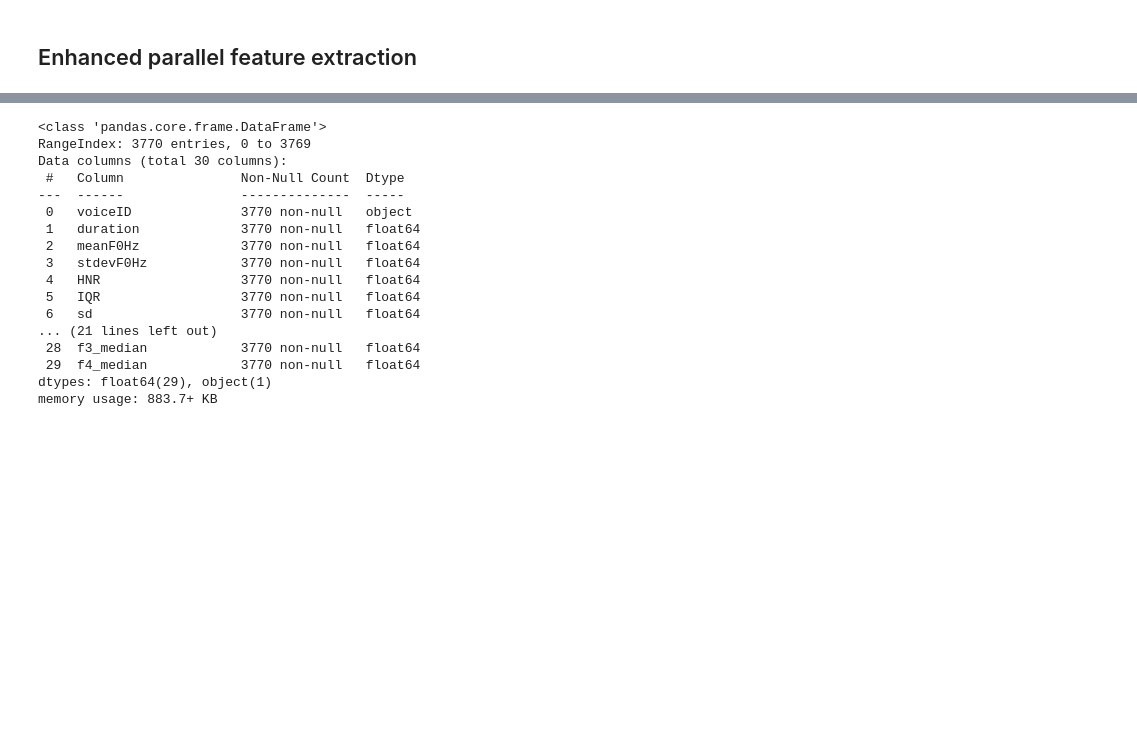
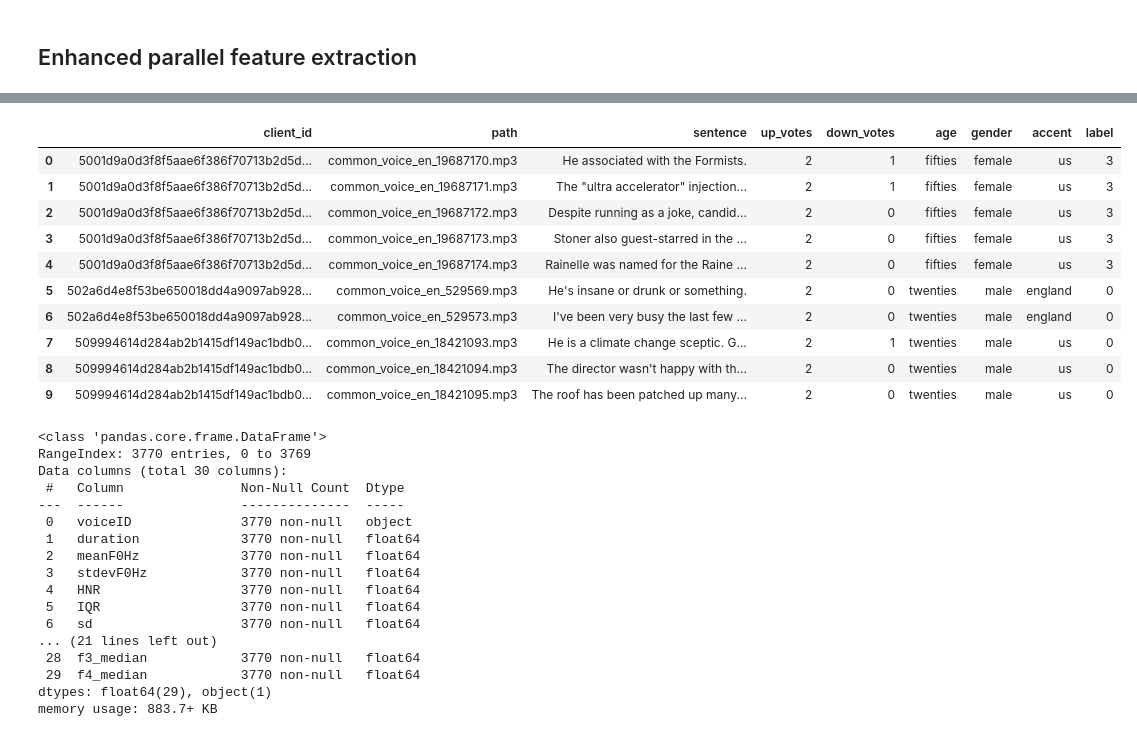
Before and after one commit to Karimgebril09/Speaker_gender_age_recognition, a Jupyter notebook: Notebooks/Measure Pitch, HNR, Jitter, Shimmer, and Formants.ipynb, the cells around one changed output, grey strips where cells are left out. Drawn from its saved outputs; the diff is of its cells as text; code cells hidden in the pictures; blank space fills up the shorter version.

```diff
--- a/Notebooks/Measure Pitch, HNR, Jitter, Shimmer, and Formants.ipynb
+++ b/Notebooks/Measure Pitch, HNR, Jitter, Shimmer, and Formants.ipynb
@@ -314,0 +341,15 @@ Failed to process ../audio/common_voice_en_682778.mp3:
+# %%
+labels_df = pd.read_csv('filtered_data_labeled.tsv', sep='\t')
+labels_df.head(10)
+# %% [output]
+|  | client_id | path | sentence | up_votes | down_votes | age | gender | accent | label |
+| 0 | 5001d9a0d3f8f5aae6f386f70713b2d5d... | common_voice_en_19687170.mp3 | He associated with the Formists. | 2 | 1 | fifties | female | us | 3 |
+| 1 | 5001d9a0d3f8f5aae6f386f70713b2d5d... | common_voice_en_19687171.mp3 | The "ultra accelerator" injection... | 2 | 1 | fifties | female | us | 3 |
+| 2 | 5001d9a0d3f8f5aae6f386f70713b2d5d... | common_voice_en_19687172.mp3 | Despite running as a joke, candid... | 2 | 0 | fifties | female | us | 3 |
+| 3 | 5001d9a0d3f8f5aae6f386f70713b2d5d... | common_voice_en_19687173.mp3 | Stoner also guest-starred in the ... | 2 | 0 | fifties | female | us | 3 |
+| 4 | 5001d9a0d3f8f5aae6f386f70713b2d5d... | common_voice_en_19687174.mp3 | Rainelle was named for the Raine ... | 2 | 0 | fifties | female | us | 3 |
+| 5 | 502a6d4e8f53be650018dd4a9097ab928... | common_voice_en_529569.mp3 | He's insane or drunk or something. | 2 | 0 | twenties | male | england | 0 |
+| 6 | 502a6d4e8f53be650018dd4a9097ab928... | common_voice_en_529573.mp3 | I've been very busy the last few ... | 2 | 0 | twenties | male | england | 0 |
+| 7 | 509994614d284ab2b1415df149ac1bdb0... | common_voice_en_18421093.mp3 | He is a climate change sceptic. G... | 2 | 1 | twenties | male | us | 0 |
+| 8 | 509994614d284ab2b1415df149ac1bdb0... | common_voice_en_18421094.mp3 | The director wasn't happy with th... | 2 | 0 | twenties | male | us | 0 |
+| 9 | 509994614d284ab2b1415df149ac1bdb0... | common_voice_en_18421095.mp3 | The roof has been patched up many... | 2 | 0 | twenties | male | us | 0 |
```
Also changed, not shown: parts of 6 cells of this notebook, 5 other files.
